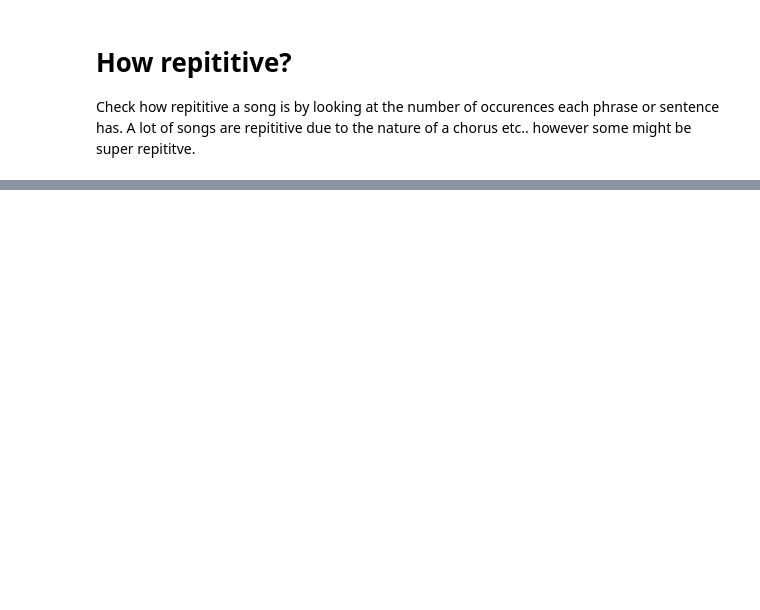
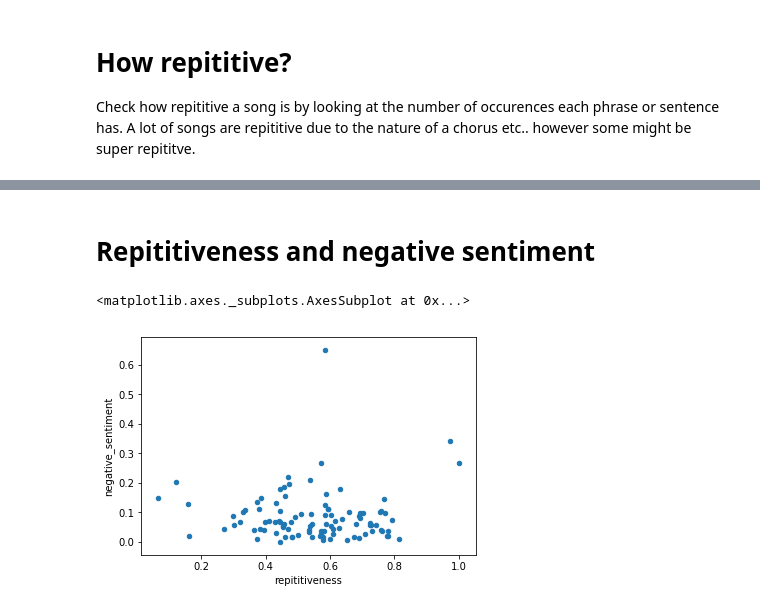
Before and after one commit to tylerwmarrs/billboard-hot-100-lyric-analysis, a Jupyter notebook: notebooks/exploratory/04-clean-lyric-analysis.ipynb, the cells around one changed output, grey strips where cells are left out. Drawn from its saved outputs; the diff is of its cells as text; code cells hidden in the pictures; blank space fills up the shorter version.

```diff
--- a/notebooks/exploratory/04-clean-lyric-analysis.ipynb
+++ b/notebooks/exploratory/04-clean-lyric-analysis.ipynb
@@ -307,0 +302,8 @@ lyrics
+# %% [markdown]
+# Repititiveness and negative sentiment
+# %%
+songs_df[['rank_this_week','rank_last_week']] = songs_df[['rank_this_week','rank_last_week']].apply(pd.to_numeric)
+songs_df.plot('repititiveness', 'negative_sentiment', kind='scatter')
+# %% [output]
+<matplotlib.axes._subplots.AxesSubplot at 0x...>
+[figure, added]
```
Also changed, not shown: parts of 18 cells of this notebook.
